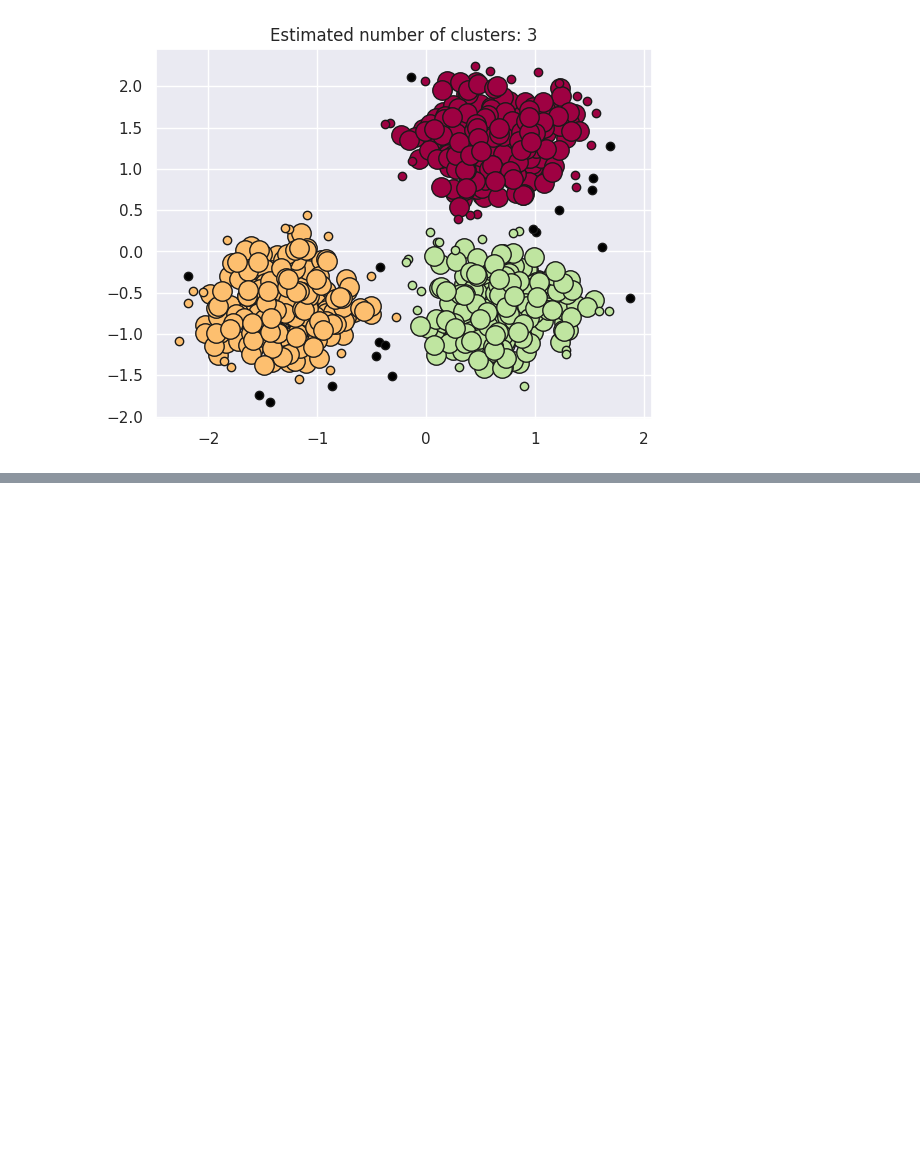
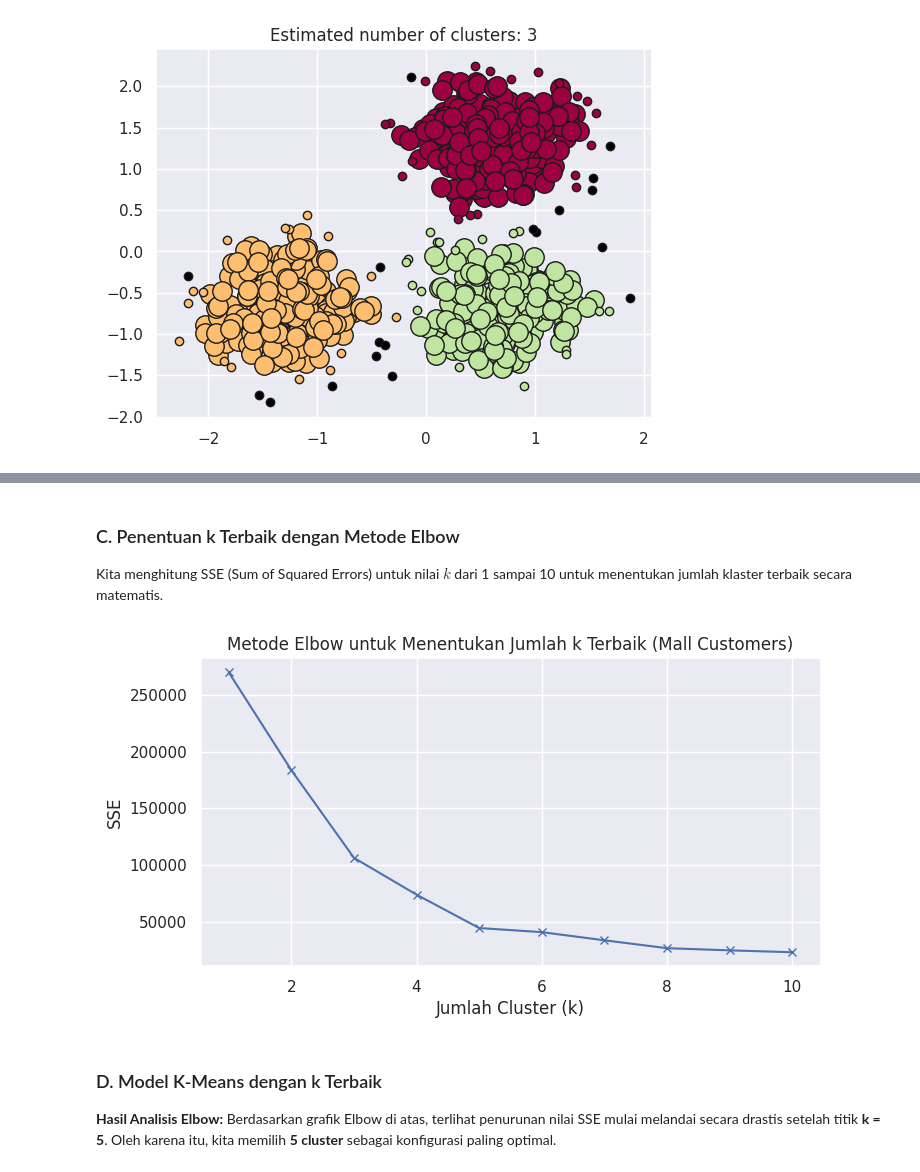
Before and after one commit to Yahya1805/machine-learning_2026, a Jupyter notebook: ML_JS04_10.ipynb, the cells around one changed output, grey strips where cells are left out. Saved outputs shown, nothing was run; the diff lists cells and outputs as text; code cells hidden in the pictures; blank space fills up the shorter version.

```diff
--- a/ML_JS04_10.ipynb
+++ b/ML_JS04_10.ipynb
@@ -976,0 +985,16 @@ plt.show()
+# %%
+import pandas as pd
+import numpy as np
+import matplotlib.pyplot as plt
+import seaborn as sns
+from sklearn.cluster import KMeans
+from sklearn.preprocessing import StandardScaler
+from sklearn.datasets import make_moons
+from sklearn.cluster import DBSCAN
+from sklearn import metrics
+
+# Memuat dataset secara lokal yang sudah tersedia di Colab
+df_mall = pd.read_csv('/content/Mall_Customers.csv')
+
+# Menampilkan 5 data teratas
+display(df_mall.head())
@@ -976,0 +1018,31 @@ plt.show()
+# %%
+# Menyeleksi fitur numerik yang sesuai
+X_mall = df_mall[['Annual Income (k$)', 'Spending Score (1-100)']].values
+# %% [markdown]
+### C. Penentuan k Terbaik dengan Metode Elbow
+
+Kita menghitung SSE (Sum of Squared Errors) untuk nilai $k$ dari 1 sampai 10 untuk menentukan jumlah klaster terbaik secara matematis.
+# %%
+sse_mall = []
+K_mall = range(1, 11)
+
+for k in K_mall:
+    kmeans = KMeans(n_clusters=k, random_state=42, n_init='auto')
+    kmeans.fit(X_mall)
+    sse_mall.append(kmeans.inertia_)
+
+# Membuat plot grafik Elbow
+plt.figure(figsize=(8, 4))
+plt.plot(K_mall, sse_mall, 'bx-')
+plt.xlabel('Jumlah Cluster (k)')
+plt.ylabel('SSE')
+plt.title('Metode Elbow untuk Menentukan Jumlah k Terbaik (Mall Customers)')
+plt.grid(True)
+plt.show()
+# %% [output]
+[figure, added]
+# %% [markdown]
+### D. Model K-Means dengan k Terbaik
+
+**Hasil Analisis Elbow:**
+Berdasarkan grafik Elbow di atas, terlihat penurunan nilai SSE mulai melandai secara drastis setelah titik **k = 5**. Oleh karena itu, kita memilih **5 cluster** sebagai konfigurasi paling optimal.
```
Also changed, not shown: parts of 20 cells of this notebook.
